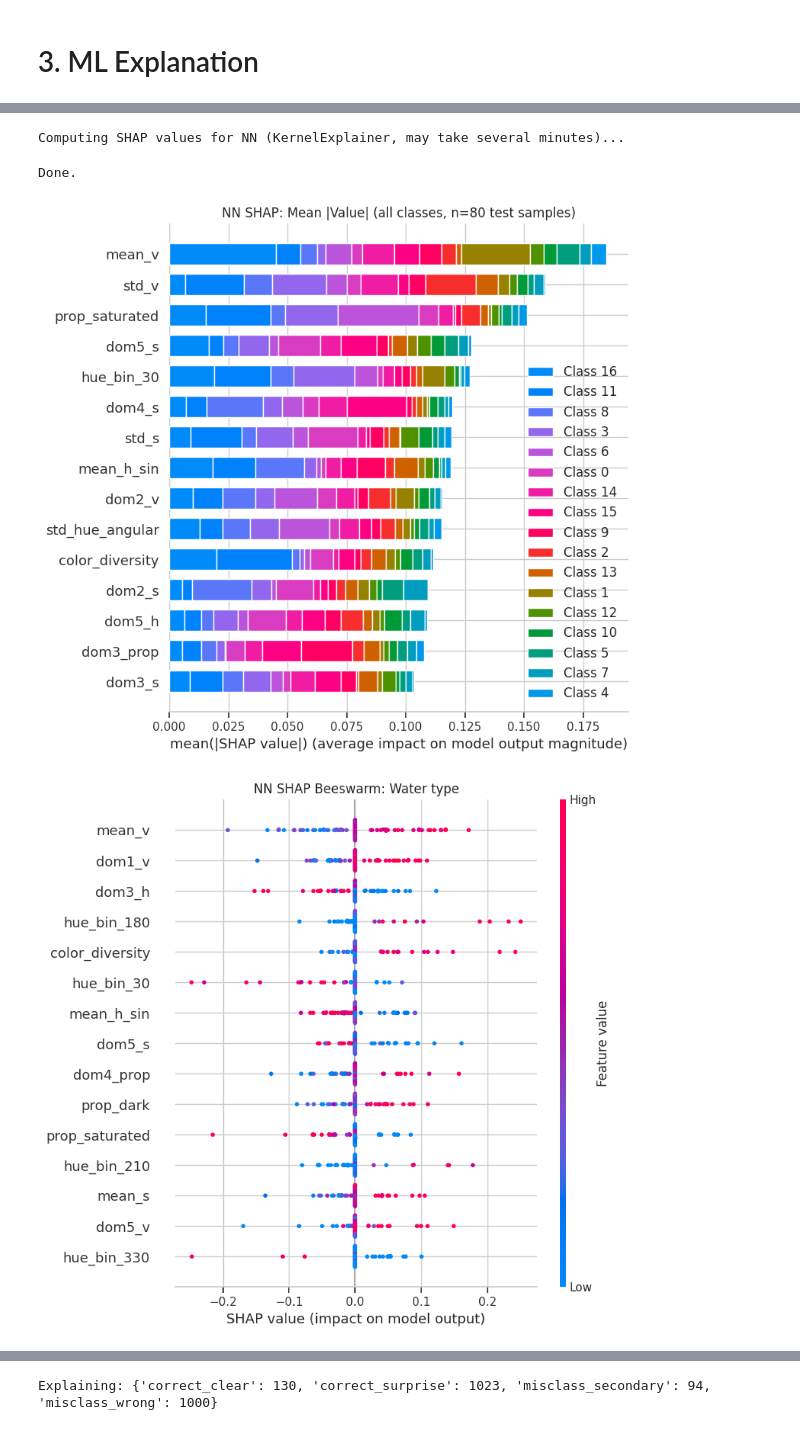
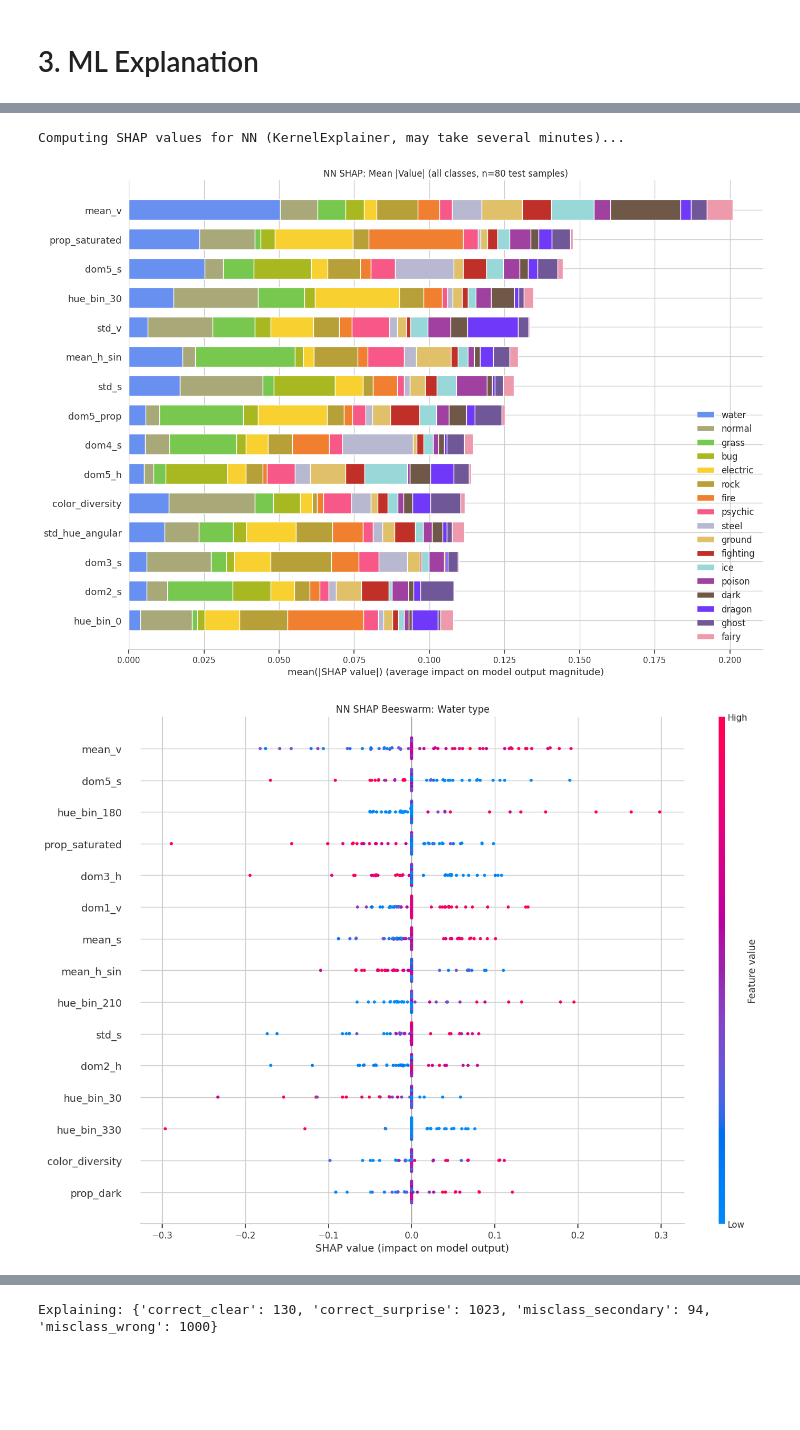
Before and after one commit to JuanDiegoGallego/mlx, a Jupyter notebook: notebooks/3_neural_network.ipynb, the cells around one changed output, grey strips where cells are left out. Saved outputs shown, nothing was run; the diff lists cells and outputs as text; code cells hidden in the pictures; blank space fills up the shorter version.

Commit message:
Neural network mostly done.

```diff
--- a/notebooks/3_neural_network.ipynb
+++ b/notebooks/3_neural_network.ipynb
@@ -158,33 +261,35 @@ plt.tight_layout(); plt.show()
 # %%
 print("Computing SHAP values for NN (KernelExplainer, may take several minutes)...")
+
 background = shap.kmeans(X_train_scaled.values, 100)
 np.random.seed(common.RANDOM_STATE)
 shap_sample_idx = np.random.choice(len(X_test_scaled), size=80, replace=False)
 X_test_shap = X_test_scaled.iloc[shap_sample_idx]
 
 nn_explainer = shap.KernelExplainer(mlp_final.predict_proba, background)
 shap_values_nn = nn_explainer.shap_values(X_test_shap.values, nsamples=200)
-# shap_values_nn shape (SHAP >= 0.41): (n_shap_samples, n_features, n_classes)
-# Subsampling is a computational necessity: full KernelSHAP would take >30 min.
-print("Done.")
 
-# Bar plot: accepts full 3D array
-fig, ax = plt.subplots(figsize=(8, 6))
-shap.summary_plot(shap_values_nn, X_test_shap, plot_type="bar",
-                  feature_names=feature_cols, show=False, max_display=15)
+class_names = [int_to_type[c] for c in mlp_final.classes_]
+class_colors = [common.TYPE_COLORS.get(t, "#888") for t in class_names]
+shap_list = [shap_values_nn[:, :, i] for i in range(len(class_names))]
+my_class_inds = list(np.argsort([-np.abs(shap_list[j]).mean() for j in range(len(shap_list))]))
+
+fig, ax = plt.subplots(figsize=(14, 10))
+shap.summary_plot(shap_list, X_test_shap, plot_type="bar",
+                  feature_names=feature_cols, class_names=class_names,
+                  class_inds=my_class_inds, color=lambda i: class_colors[my_class_inds[i]],
+                  show=False, max_display=15, plot_size=(14, 10))
 plt.title("NN SHAP: Mean |Value| (all classes, n=80 test samples)")
 plt.tight_layout(); plt.show()
 
-# Beeswarm for Water: 2D slice shap_values_nn[:, :, class_pos]
-# class_pos = index of label in mlp_final.classes_ (not the raw label integer)
 water_pos = list(mlp_final.classes_).index(type_to_int["water"])
+plt.figure(figsize=(14, 10))
 shap.summary_plot(shap_values_nn[:, :, water_pos], X_test_shap,
-                  feature_names=feature_cols, show=False, max_display=15)
+                  feature_names=feature_cols, show=False, max_display=15, plot_size=(14, 10))
 plt.title("NN SHAP Beeswarm: Water type")
 plt.tight_layout(); plt.show()
 # %% [output]
 Computing SHAP values for NN (KernelExplainer, may take several minutes)...
-Done.
-[figure, old version]
+[figure, new version]
-[figure, old version]
+[figure, new version]
 # %% [markdown]
```
Also changed, not shown: parts of 50 cells of this notebook, 11 other files.
